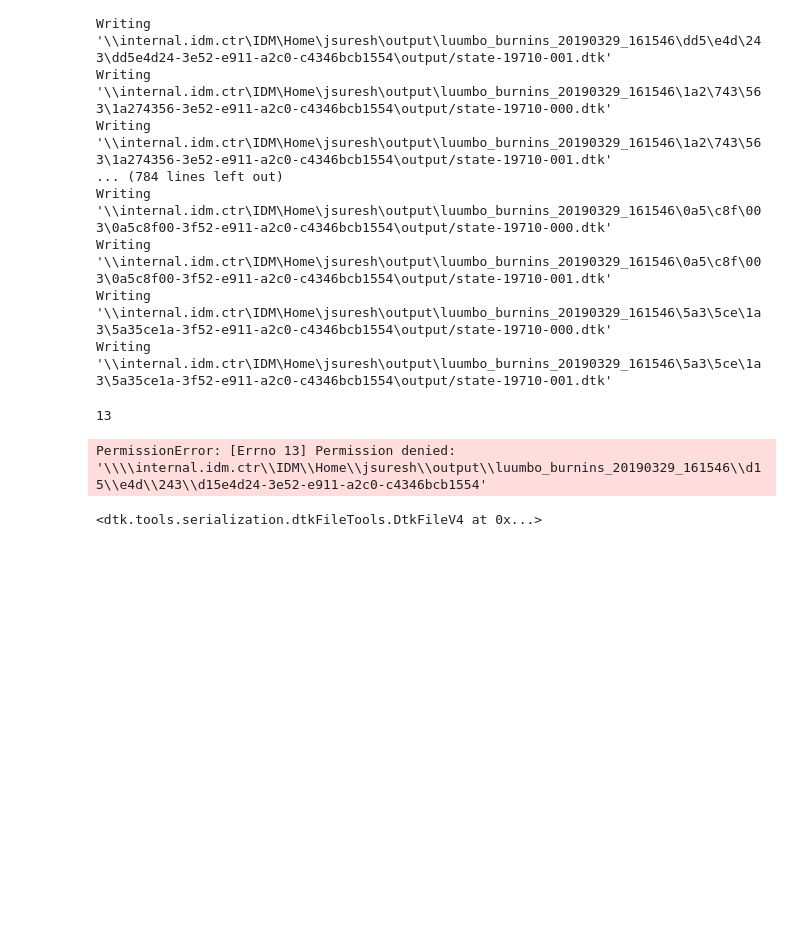
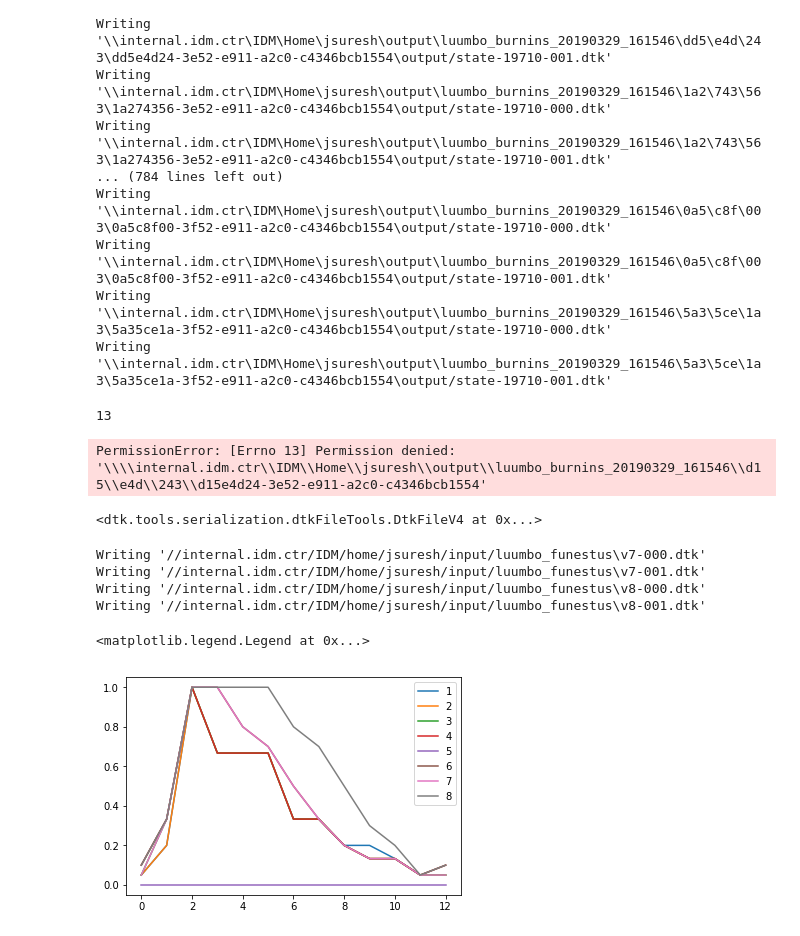
Before and after one commit to jgsuresh/sandbox-jsuresh, a Jupyter notebook: serialized_file_exploration/change_spline.ipynb, the cells around one changed output. Cells and saved outputs as stored; diff of their text form; code cells hidden in the pictures; blank space fills up the shorter version.

```diff
--- a/serialized_file_exploration/change_spline.ipynb
+++ b/serialized_file_exploration/change_spline.ipynb
@@ -82,3 +85,54 @@ fp2 = fp + "\output\\state-19710-000.dtk"
 dft.read(fp2)
 # %% [output]
 <dtk.tools.serialization.dtkFileTools.DtkFileV4 at 0x...>
+# %%
+times = np.array([0.0, 30.417, 60.833, 91.25, 121.667, 152.083, 182.5, 212.917, 243.333, 273.75, 304.167, 334.583, 365])
+
+funest_spline_dict = {}
+funest_spline_dict[1] = np.array([0.05, 0.2, 1, 0.667, 0.667, 0.667, 0.333, 0.333, 0.2, 0.2, 0.133, 0.05, 0.05])
+funest_spline_dict[2] = np.array([0.05, 0.2, 1, 0.667, 0.667, 0.667, 0.333, 0.333, 0.2, 0.133, 0.133, 0.05, 0.05])
+funest_spline_dict[3] = np.array([0.05, 0.333, 1, 0.667, 0.667, 0.667, 0.333, 0.333, 0.2, 0.133, 0.133, 0.05, 0.05])
+funest_spline_dict[4] = np.array([0.1, 0.333, 1, 0.667, 0.667, 0.667, 0.333, 0.333, 0.2, 0.133, 0.133, 0.05, 0.1])
+funest_spline_dict[5] = np.array([0.]*13)
+funest_spline_dict[6] = np.array([0.1, 0.333, 1, 1, 0.8, 0.7, 0.5, 0.333, 0.2, 0.133, 0.133, 0.05, 0.1])
+funest_spline_dict[7] = np.array([0.05, 0.333, 1, 1, 0.8, 0.7, 0.5, 0.333, 0.2, 0.133, 0.133, 0.05, 0.05])
+funest_spline_dict[8] = np.array([0.1, 0.333, 1, 1, 1, 1, 0.8, 0.7, 0.5, 0.3, 0.2, 0.05, 0.1])
+fp = "//internal.idm.ctr/IDM/home/jsuresh/input/luumbo_funestus"
+
+for v in [7,8]:
+    funest_capacity_dist = []
+    for i in range(len(times)):
+        funest_capacity_dist.append({"key": times[i],
+                                 "value": funest_spline_dict[v][i]})
+
+
+    for j in [0,1]:
+        state_fp = os.path.join(fp,"v{}-00{}.dtk".format(v,j))
+        dtk_file = dft.read(state_fp)
+
+        for index, node in enumerate(dtk_file.nodes):
+            for d in node.m_larval_habitats:
+                habitats = d.value
+                species = d.key
+
+                for habitat in habitats:
+                    if habitat['__class__'] == 'LinearSplineHabitat':
+                        if species == "funestus":
+                            habitat.capacity_distribution = funest_capacity_dist
+
+            dtk_file.nodes[index] = node
+
+        print("Writing '{0}'".format(state_fp))
+        dft.write(dtk_file, state_fp)
+# %% [output]
+Writing '//internal.idm.ctr/IDM/home/jsuresh/input/luumbo_funestus\v7-000.dtk'
+Writing '//internal.idm.ctr/IDM/home/jsuresh/input/luumbo_funestus\v7-001.dtk'
+Writing '//internal.idm.ctr/IDM/home/jsuresh/input/luumbo_funestus\v8-000.dtk'
+Writing '//internal.idm.ctr/IDM/home/jsuresh/input/luumbo_funestus\v8-001.dtk'
+# %%
+for k in range(1,9):
+    plt.plot(funest_spline_dict[k],label=k)
+plt.legend()
+# %% [output]
+<matplotlib.legend.Legend at 0x...>
+[figure, added]
```
Also changed, not shown: parts of 1 cell of this notebook, 27 other files.
